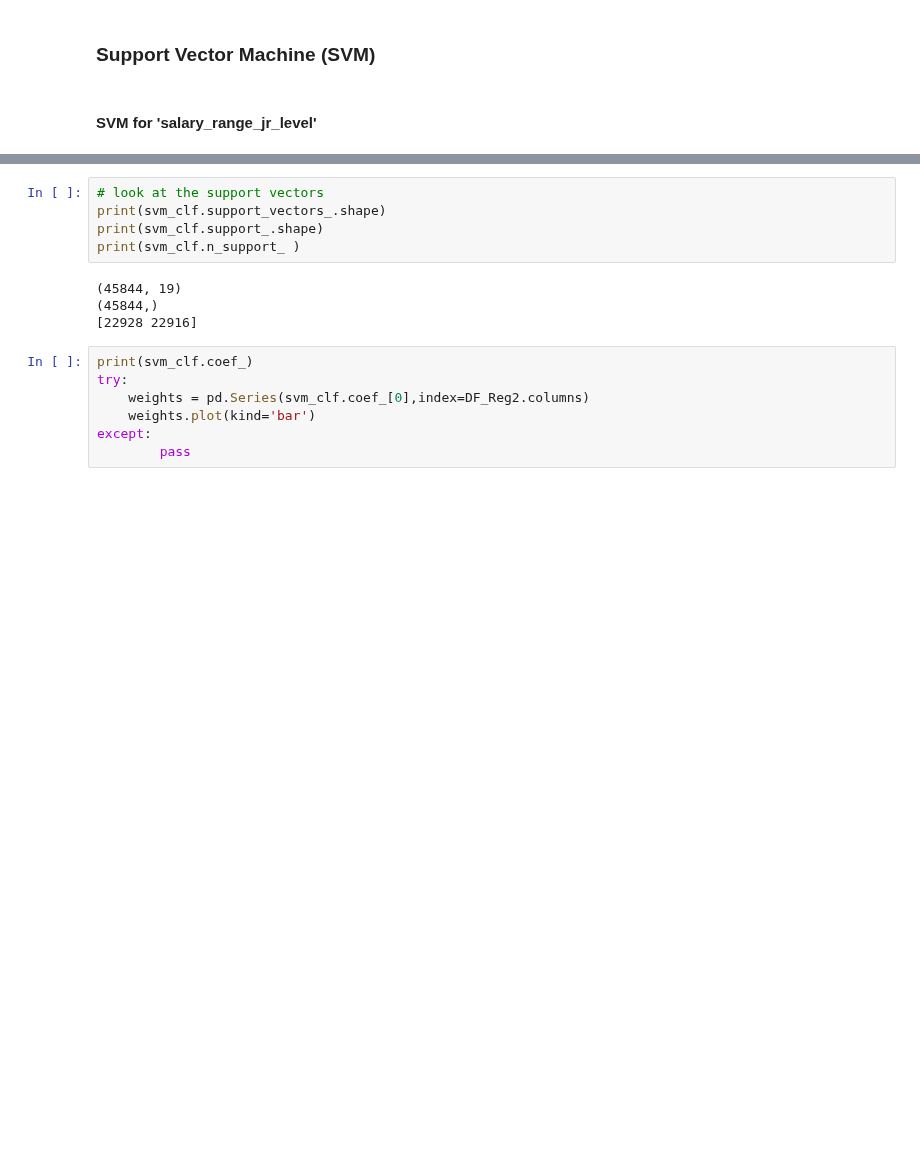
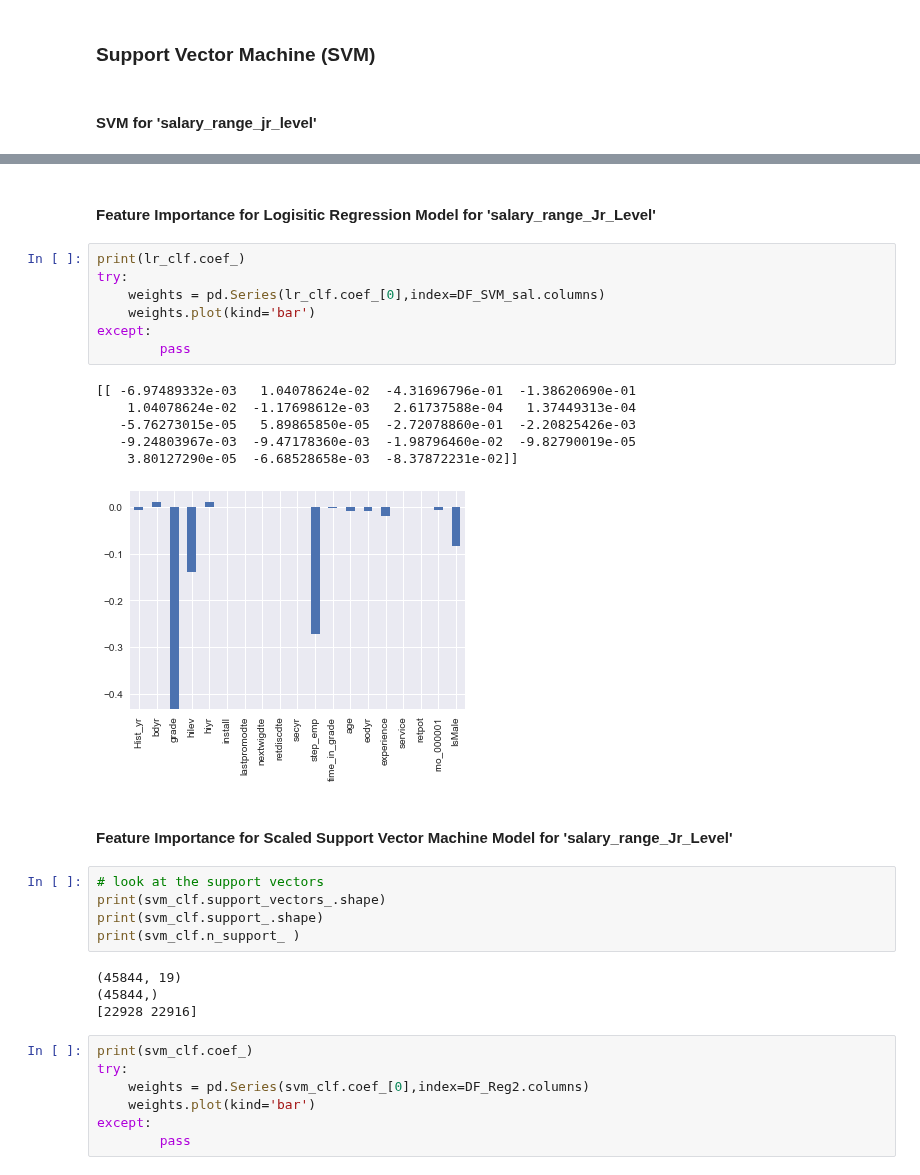
Before and after one commit to wkerneck/DataMiningClass, a Jupyter notebook: 7331_Data_MiningProject_2_resub.ipynb, the cells around one changed output, grey strips where cells are left out. Drawn from its saved outputs; the diff is of its cells as text; blank space fills up the shorter version.

```diff
--- a/7331_Data_MiningProject_2_resub.ipynb
+++ b/7331_Data_MiningProject_2_resub.ipynb
@@ -671,3 +721,21 @@ SVM accuracy: 0.860878331548
+# %% [markdown]
+#### Feature Importance for Logisitic Regression Model for 'salary_range_Jr_Level'
+# %%
+print(lr_clf.coef_)
+try:
+    weights = pd.Series(lr_clf.coef_[0],index=DF_SVM_sal.columns)
+    weights.plot(kind='bar')
+except:
+        pass
+# %% [output]
+[[ -6.97489332e-03   1.04078624e-02  -4.31696796e-01  -1.38620690e-01
+    1.04078624e-02  -1.17698612e-03   2.61737588e-04   1.37449313e-04
+   -5.76273015e-05   5.89865850e-05  -2.72078860e-01  -2.20825426e-03
+   -9.24803967e-03  -9.47178360e-03  -1.98796460e-02  -9.82790019e-05
+    3.80127290e-05  -6.68528658e-03  -8.37872231e-02]]
+[figure, added]
+# %% [markdown]
+#### Feature Importance for Scaled Support Vector Machine Model for 'salary_range_Jr_Level'
 # %%
 # look at the support vectors
 print(svm_clf.support_vectors_.shape)
```
Also changed, not shown: parts of 39 cells of this notebook.
